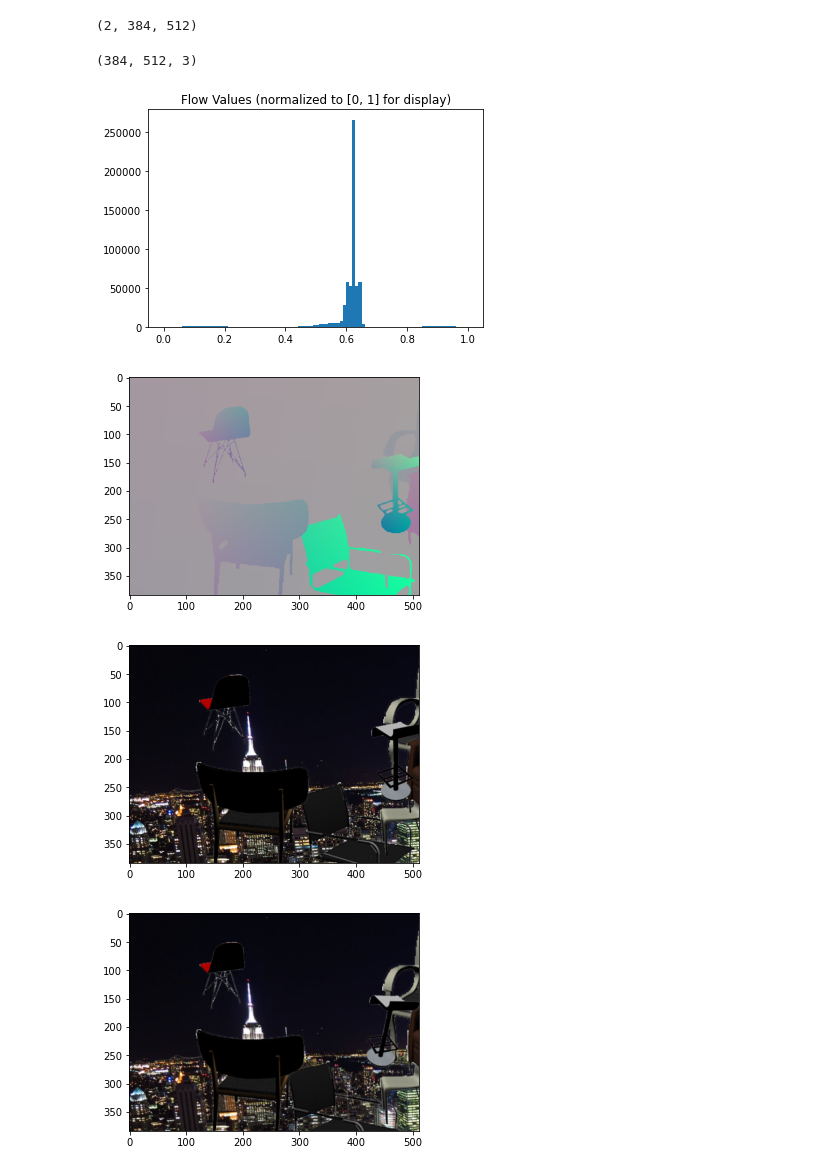
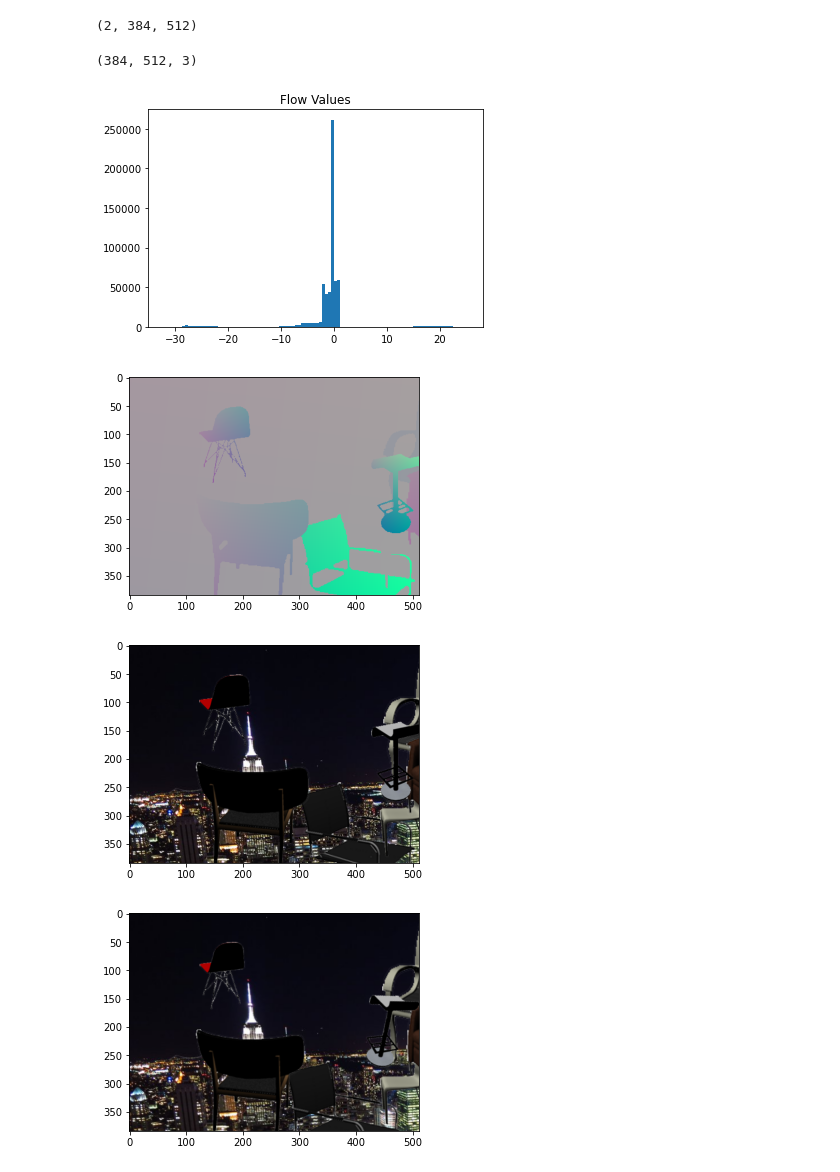
Before and after one commit to alexander-paskal/flowbots, a Jupyter notebook: flying_chairs_dataset.ipynb, the cells around one changed output. Drawn from its saved outputs; the diff is of its cells as text; code cells hidden in the pictures.

```diff
--- a/flying_chairs_dataset.ipynb
+++ b/flying_chairs_dataset.ipynb
@@ -37,34 +37,37 @@ flow.shape
 # %%
 # for visualizing flow, add a dummy dimension for the third rgb channel
 def display_flow(flow):
     flow_im = np.concatenate([flow, np.zeros((1, *flow.shape[1:]))], axis=0)
     flow_im = np.transpose(flow_im, (1, 2, 0))
     print(flow_im.shape)
+
+
+    plt.hist(flow_im.flatten(), bins=100)  # for visualizing the distribution of values, just for troubleshooting
+    plt.title("Flow Values")
+    plt.show()
 
     xdim, ydim, _ = flow_im.shape
     # normalize horizontal and vertical flows by their respective image dimensions
     flow_im[:, :, 0] = flow_im[:, :, 0] / xdim
     flow_im[:, :, 1] = flow_im[:, :, 1] / ydim
 
     # normalize to between one and 0 for image display, this is NOT to be done with the training data
     flow_im -= flow_im.min()
     flow_im /= flow_im.max()
 
-    plt.hist(flow_im.flatten(), bins=100)  # for visualizing the distribution of values, just for troubleshooting
-    plt.title("Flow Values (normalized to [0, 1] for display)")
-    plt.show()
+
     plt.imshow(flow_im)
     plt.show()
 
 im1, im2, flow = fc[0]
 display_flow(flow)
 plt.imshow(im1)
 plt.show()
 plt.imshow(im2)
 plt.show()
 # %% [output]
 (384, 512, 3)
-[figure, old version]
+[figure, new version]
 [figure]
 [figure]
 [figure]
```
Also changed, not shown: parts of 4 cells of this notebook.
